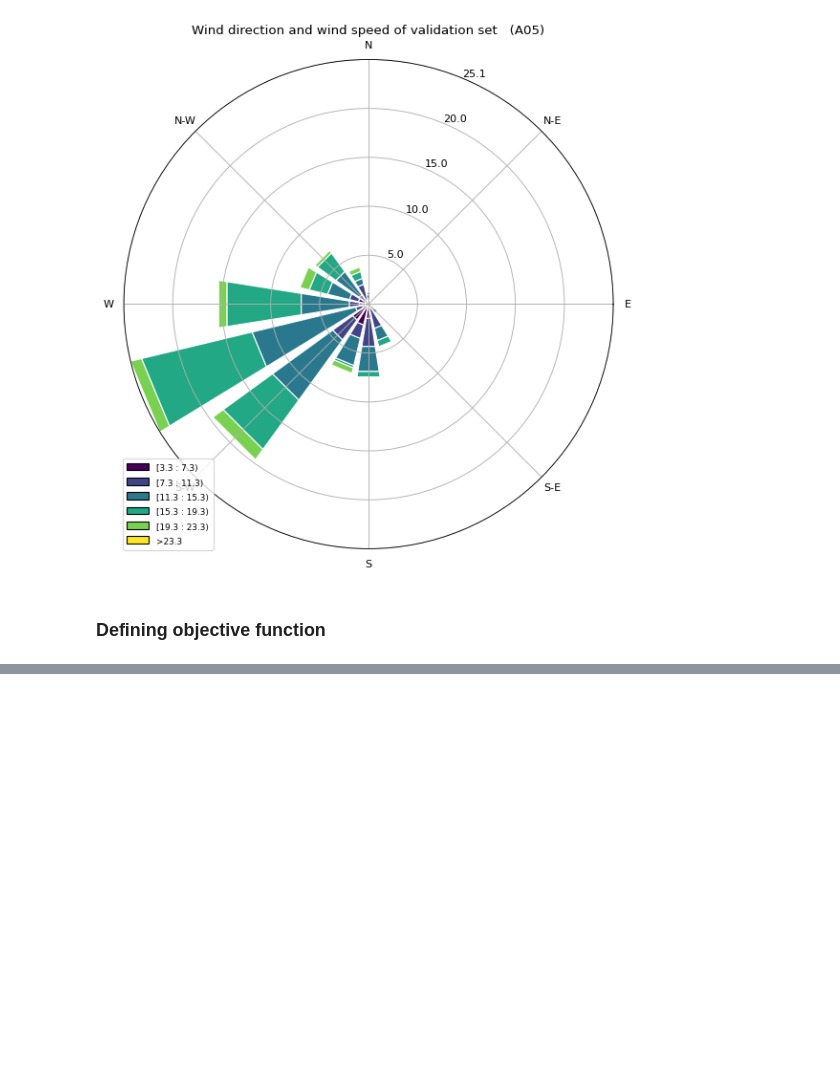
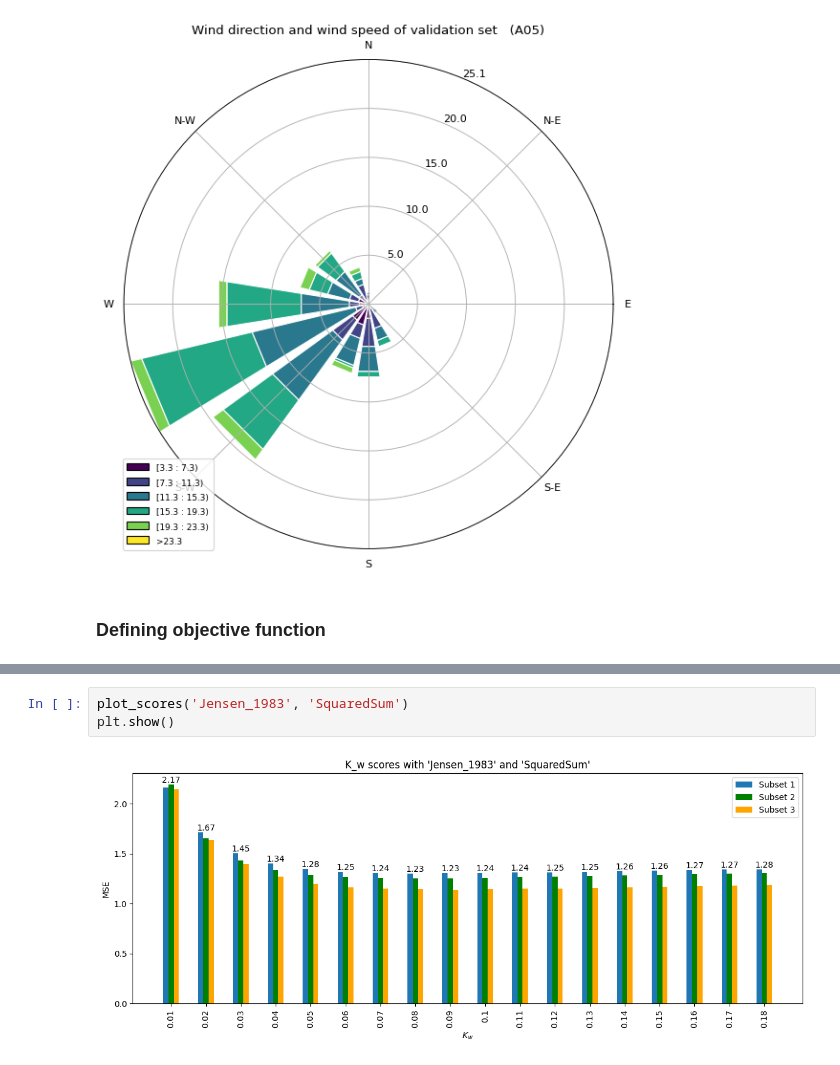
Before and after one commit to sondretb/Master-thesis---Wake-Scada-integration, a Jupyter notebook: wake_deficit_optimization.ipynb, the cells around one changed output, grey strips where cells are left out. Cells and saved outputs as stored; diff of their text form; blank space fills up the shorter version.

```diff
--- a/wake_deficit_optimization.ipynb
+++ b/wake_deficit_optimization.ipynb
@@ -99,0 +171,5 @@ print(test_mse)
+# %%
+plot_scores('Jensen_1983', 'SquaredSum')
+plt.show()
+# %% [output]
+[figure, added]
```
Also changed, not shown: parts of 23 cells of this notebook, 1 other file.
